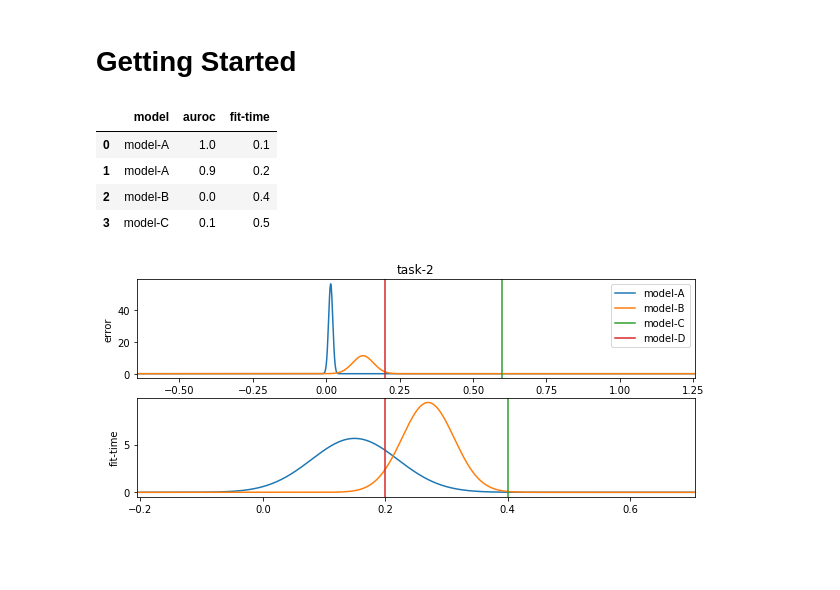
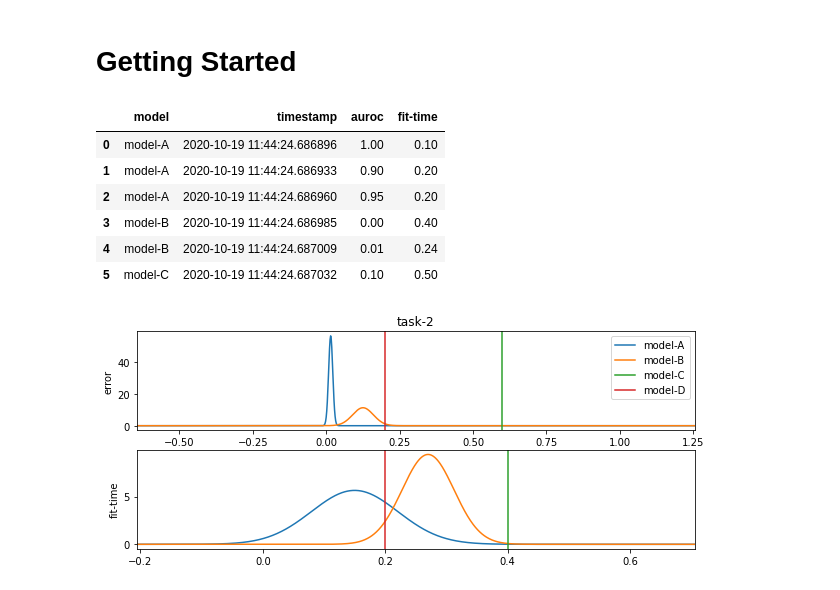
Before and after one commit to k15z/MetricX, a Jupyter notebook: docs/notebooks/1_Getting_Started.ipynb, the cells around one changed output. Saved outputs shown, nothing was run; the diff lists cells and outputs as text; code cells hidden in the pictures; blank space fills up the shorter version.

```diff
--- a/docs/notebooks/1_Getting_Started.ipynb
+++ b/docs/notebooks/1_Getting_Started.ipynb
@@ -8,22 +8,26 @@ from metricx import Metric, Task
 # %%
 task1 = Task(
     name="task-1",
     metrics=[
         Metric(name="auroc", is_higher_better=True),
         Metric(name="fit-time", is_higher_better=False),
     ],
 )
 task1.report("model-A", {"auroc": 1.0, "fit-time": 0.1})
 task1.report("model-A", {"auroc": 0.9, "fit-time": 0.2})
+task1.report("model-A", {"auroc": 0.95, "fit-time": 0.2})
 task1.report("model-B", {"auroc": 0.0, "fit-time": 0.4})
+task1.report("model-B", {"auroc": 0.01, "fit-time": 0.24})
 task1.report("model-C", {"auroc": 0.1, "fit-time": 0.5})
 task1.to_df()
 # %% [output]
-|  | model | auroc | fit-time |
-| 0 | model-A | 1.0 | 0.1 |
-| 1 | model-A | 0.9 | 0.2 |
-| 2 | model-B | 0.0 | 0.4 |
-| 3 | model-C | 0.1 | 0.5 |
+|  | model | timestamp | auroc | fit-time |
+| 0 | model-A | 2020-10-19 11:44:24.686896 | 1.00 | 0.10 |
+| 1 | model-A | 2020-10-19 11:44:24.686933 | 0.90 | 0.20 |
+| 2 | model-A | 2020-10-19 11:44:24.686960 | 0.95 | 0.20 |
+| 3 | model-B | 2020-10-19 11:44:24.686985 | 0.00 | 0.40 |
+| 4 | model-B | 2020-10-19 11:44:24.687009 | 0.01 | 0.24 |
+| 5 | model-C | 2020-10-19 11:44:24.687032 | 0.10 | 0.50 |
 # %%
 task2 = Task(
     name="task-2",
```
Also changed, not shown: parts of 1 cell of this notebook, 5 other files.
